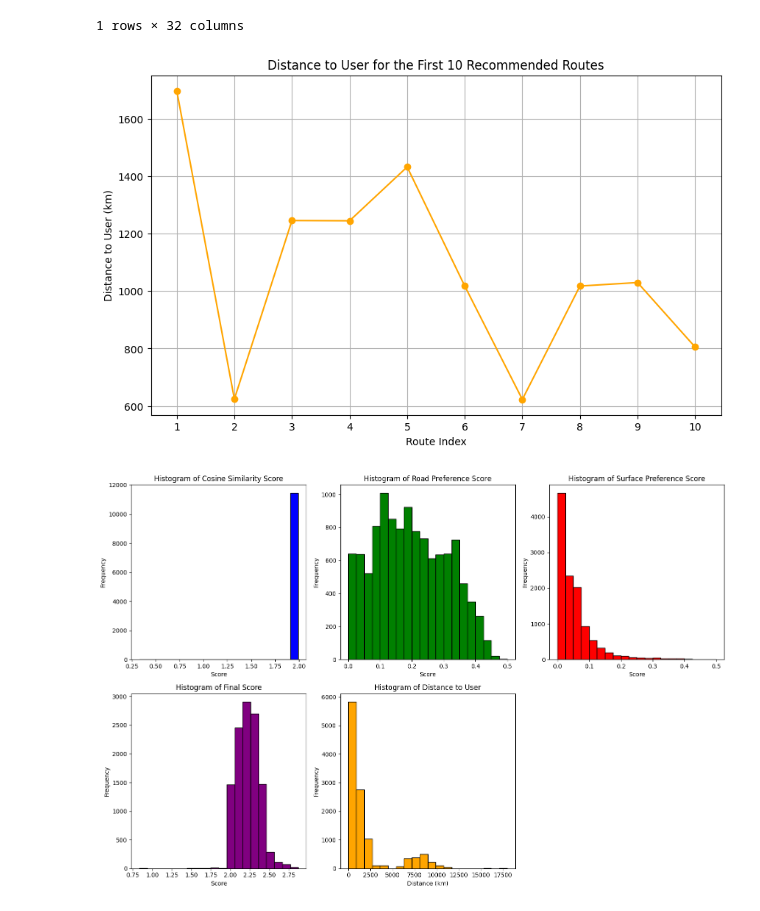
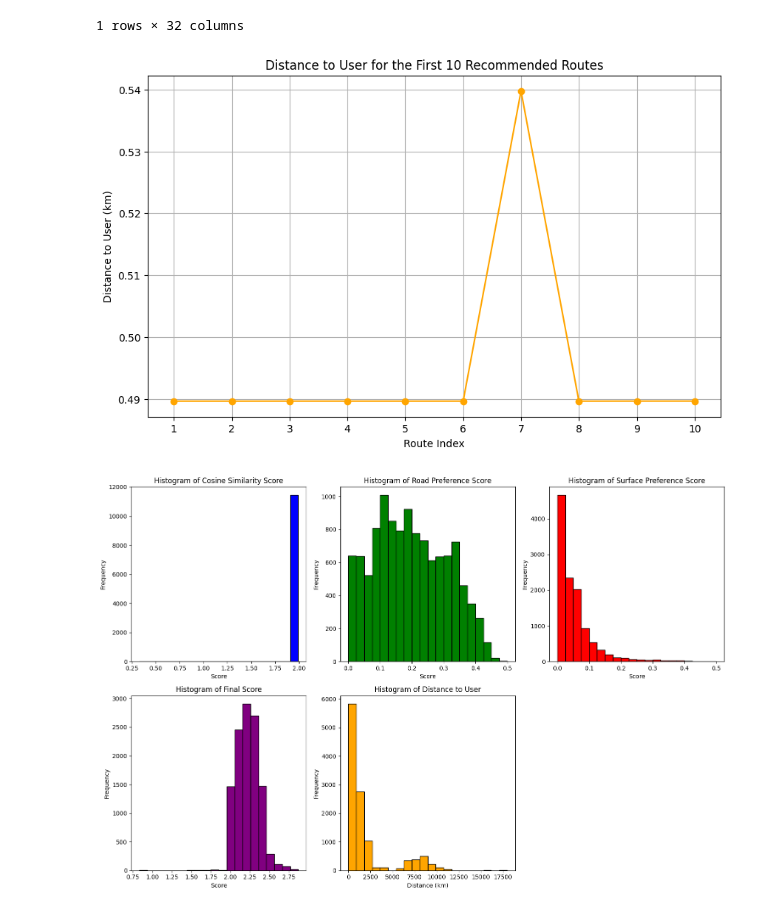
Before and after one commit to PattynRuben/ResearchProject, a Jupyter notebook: Loopcode_uitbreiding/locaties.ipynb, the cells around one changed output. Cells and saved outputs as stored; diff of their text form; code cells hidden in the pictures.

Commit message:
ander"e aanpak distance to user

```diff
--- a/Loopcode_uitbreiding/locaties.ipynb
+++ b/Loopcode_uitbreiding/locaties.ipynb
@@ -125,29 +125,29 @@ gefilterde_df.head()
 # %%
 import matplotlib.pyplot as plt
 import pandas as pd
 
 # Laad de data
-df = pd.read_csv('aanbevolen_routes_5325166.csv')
+df = pd.read_csv('aanbevolen_routes_5325166_v2.csv')
 
 # Aangepaste functie om een lijngrafiek te maken voor de distance_to_user van de eerste 10 rijen
 def plot_distance_to_user(df):
     # Beperk de DataFrame tot de eerste 10 rijen
     first_10_rows = df.head(10)
 
     # Maak een lijngrafiek voor de distance_to_user
     plt.figure(figsize=(10, 6))
-    plt.plot(first_10_rows['distance_to_user'], marker='o', linestyle='-', color='orange')
+    plt.plot(first_10_rows['distance_to_user_normalized'], marker='o', linestyle='-', color='orange')
     plt.title('Distance to User for the First 10 Recommended Routes')
     plt.xlabel('Route Index')
     plt.ylabel('Distance to User (km)')
     plt.xticks(range(len(first_10_rows)), range(1, 11))  # Zet de x-ticks om de routes te nummeren van 1 tot 10
     plt.grid(True)
     plt.show()
 
 # Aanroepen van de functie om de lijngrafiek te plotten
 plot_distance_to_user(df)
 # %% [output]
-[figure, old version]
+[figure, new version]
 # %%
 import matplotlib.pyplot as plt
 import pandas as pd
```
Also changed, not shown: parts of 1 cell of this notebook, 2 other files.
